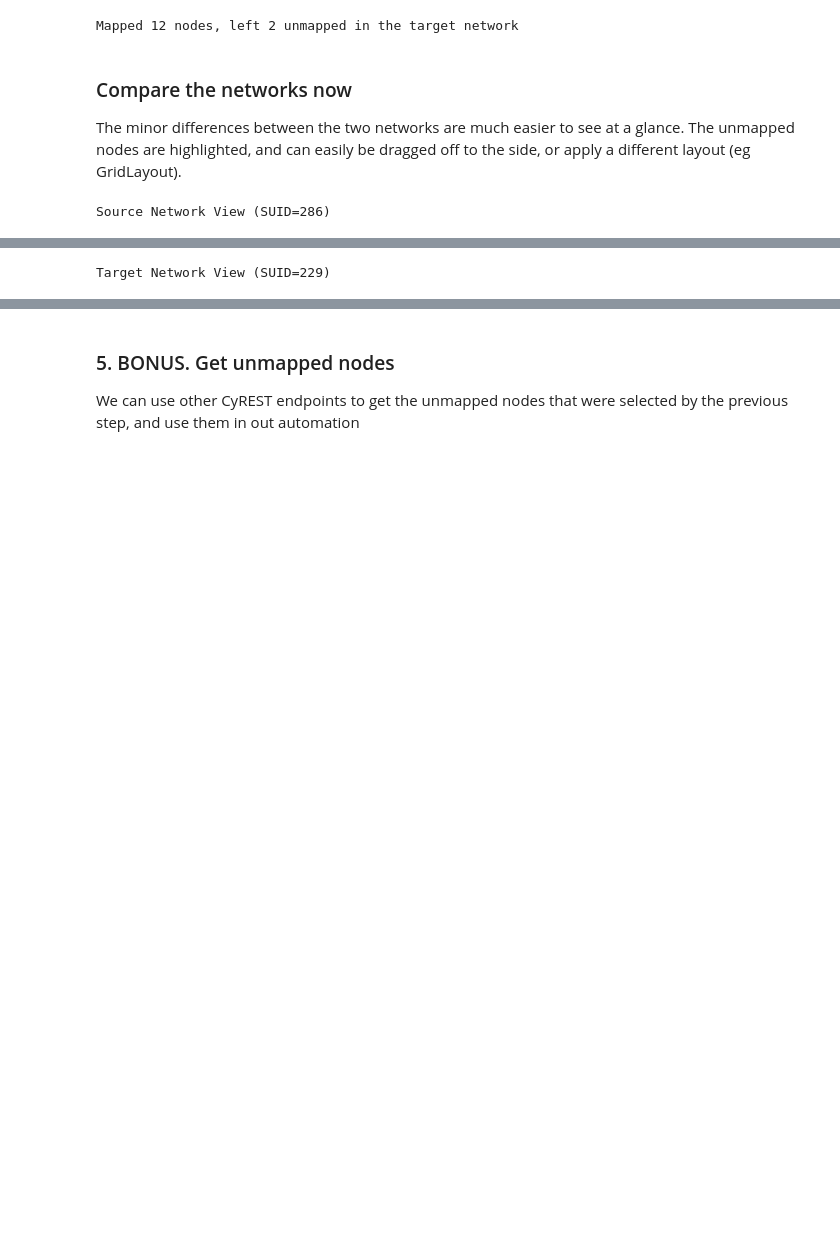
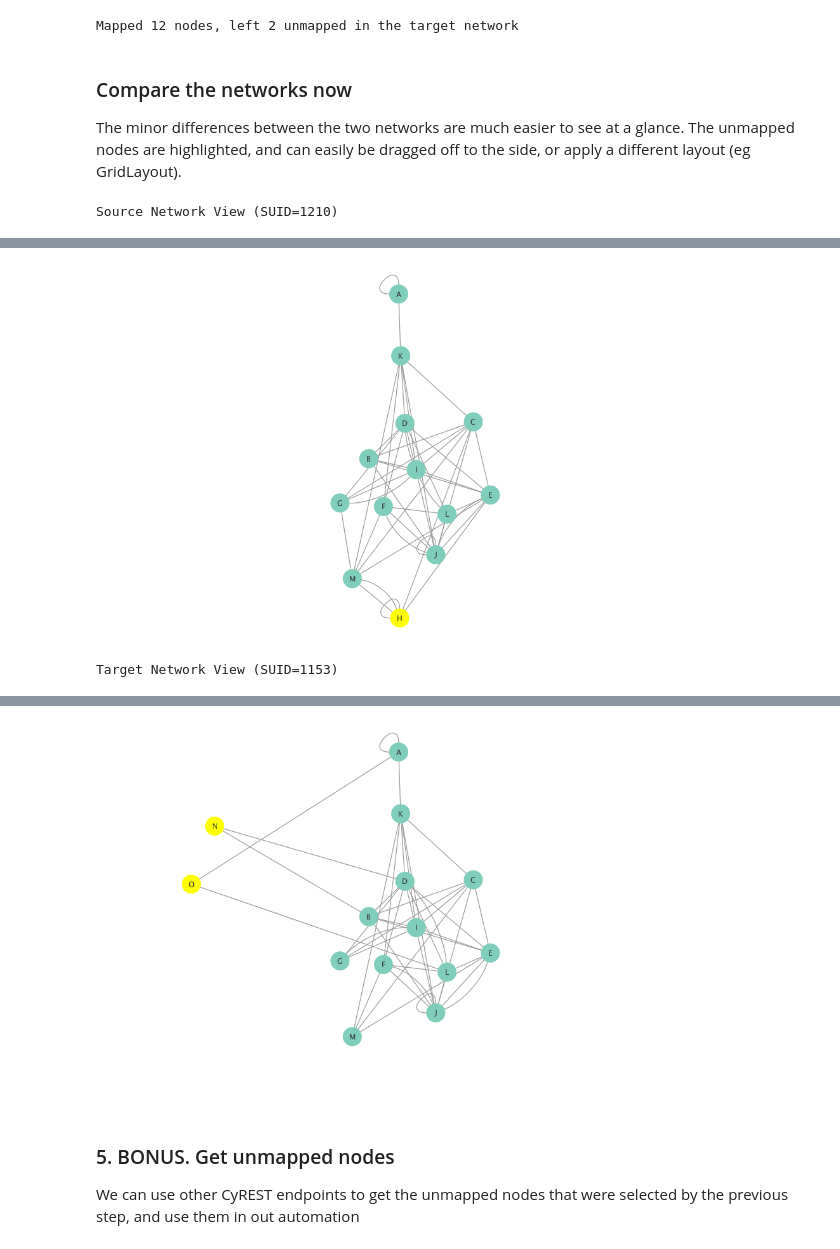
Before and after one commit to cytoscape/copycat-layout, a Jupyter notebook: notebooks/Copycat Automation Example.ipynb, the cells around one changed output, grey strips where cells are left out. Saved outputs shown, nothing was run; the diff lists cells and outputs as text; code cells hidden in the pictures; blank space fills up the shorter version.

```diff
--- a/notebooks/Copycat Automation Example.ipynb
+++ b/notebooks/Copycat Automation Example.ipynb
@@ -125,6 +127,6 @@ Mapped 12 nodes, left 2 unmapped in the target network
 ### Compare the networks now
 The minor differences between the two networks are much easier to see at a glance. The unmapped nodes are highlighted, and can easily be dragged off to the side, or apply a different layout (eg GridLayout).
 # %%
-show_networks()
+show_networks("post")
 # %% [output]
-Source Network View (SUID=286)
+Source Network View (SUID=1210)
@@ -132 +133,2 @@ Source Network View (SUID=286)
+[figure, added]
-Target Network View (SUID=229)
+Target Network View (SUID=1153)
@@ -134,3 +135,4 @@ Target Network View (SUID=229)
+[figure, added]
 # %% [markdown]
 ### 5. BONUS. Get unmapped nodes
 We can use other CyREST endpoints to get the unmapped nodes that were selected by the previous step, and use them in out automation
```
Also changed, not shown: parts of 9 cells of this notebook, 4 other files.
